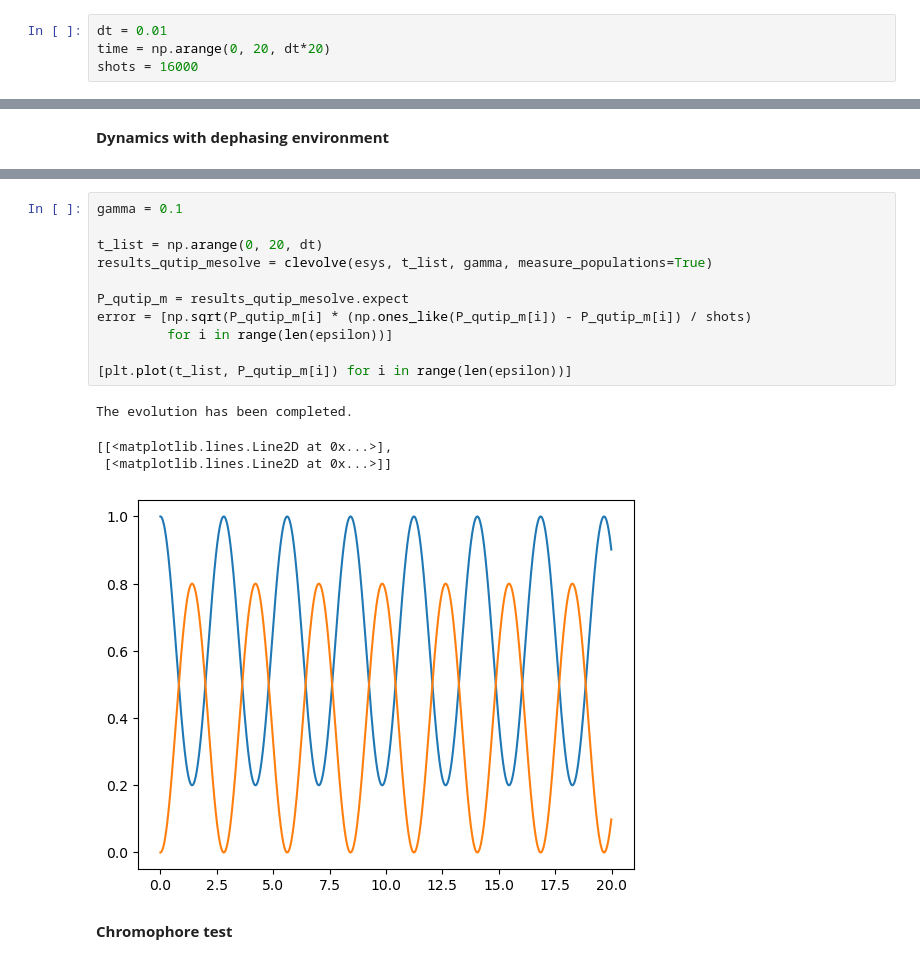
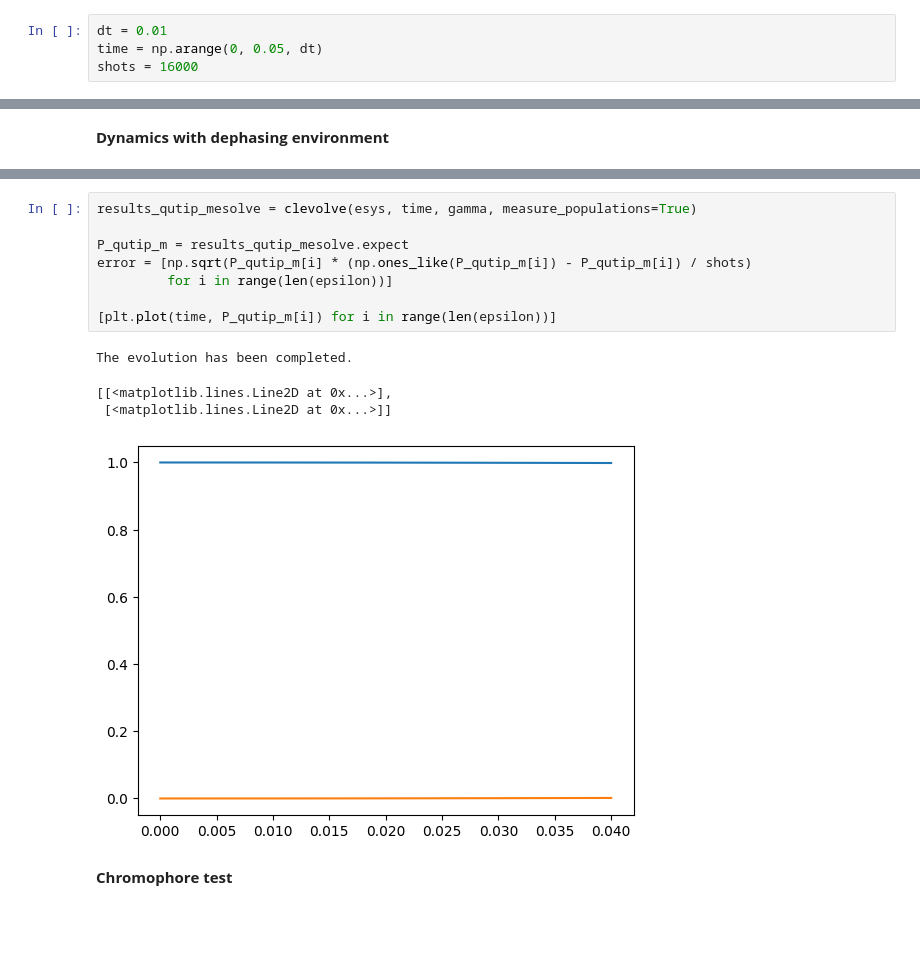
Before and after one commit to N384R/Quantum_Dynamics, a Jupyter notebook: test_qsextra_class.ipynb, the cells around one changed output, grey strips where cells are left out. Drawn from its saved outputs; the diff is of its cells as text; blank space fills up the shorter version.

```diff
--- a/test_qsextra_class.ipynb
+++ b/test_qsextra_class.ipynb
@@ -709,5 +1177,5 @@ esys.todict()
  'state': 0}
 # %%
 dt = 0.01
-time = np.arange(0, 20, dt*20)
+time = np.arange(0, 0.05, dt)
 shots = 16000
@@ -732,18 +1227,15 @@ The evolution has been completed.
 # %%
-gamma = 0.1
-
-t_list = np.arange(0, 20, dt)
-results_qutip_mesolve = clevolve(esys, t_list, gamma, measure_populations=True)
+results_qutip_mesolve = clevolve(esys, time, gamma, measure_populations=True)
 
 P_qutip_m = results_qutip_mesolve.expect
 error = [np.sqrt(P_qutip_m[i] * (np.ones_like(P_qutip_m[i]) - P_qutip_m[i]) / shots)
          for i in range(len(epsilon))]
 
-[plt.plot(t_list, P_qutip_m[i]) for i in range(len(epsilon))]
+[plt.plot(time, P_qutip_m[i]) for i in range(len(epsilon))]
 # %% [output]
 The evolution has been completed.
 [[<matplotlib.lines.Line2D at 0x...>],
  [<matplotlib.lines.Line2D at 0x...>]]
-[figure, old version]
+[figure, new version]
 # %% [markdown]
 **Chromophore test**
```
Also changed, not shown: parts of 26 cells of this notebook, 15 other files.
